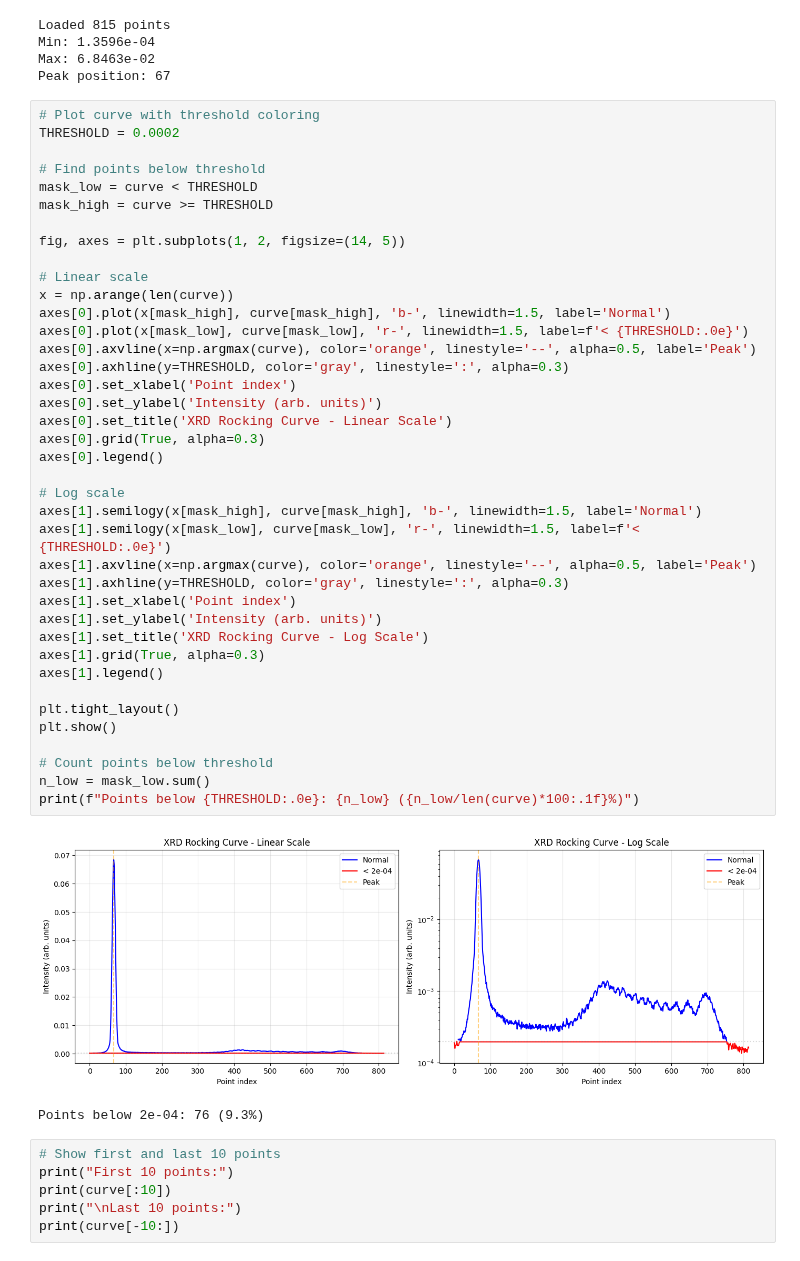
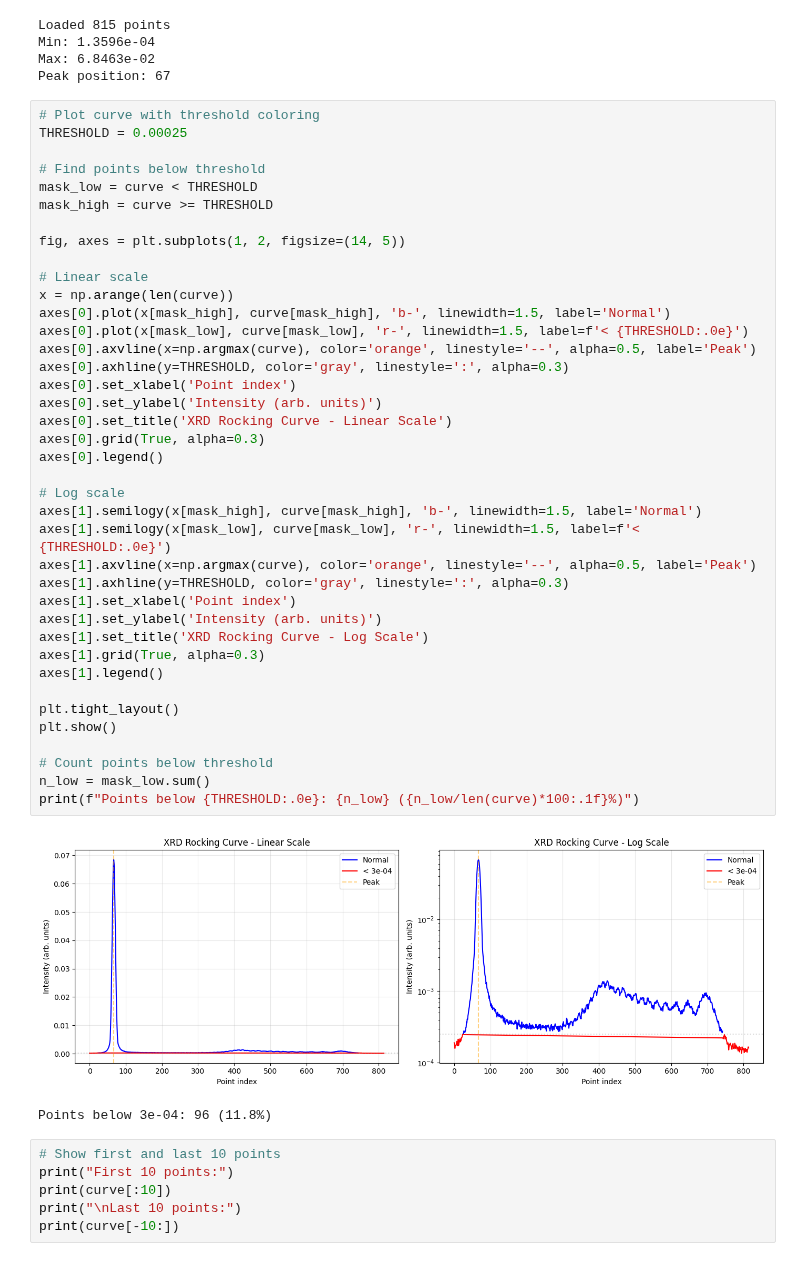
Before and after one commit to Vekeryk/master-xrd, a Jupyter notebook: j_show_predict_curve.ipynb, the cells around one changed output. Saved outputs shown, nothing was run; the diff lists cells and outputs as text.

```diff
--- a/j_show_predict_curve.ipynb
+++ b/j_show_predict_curve.ipynb
@@ -19,7 +19,7 @@ Max: 6.8463e-02
 Peak position: 67
 # %%
 # Plot curve with threshold coloring
-THRESHOLD = 0.0002
+THRESHOLD = 0.00025
 
 # Find points below threshold
 mask_low = curve < THRESHOLD
@@ -30,35 +30,35 @@ fig, axes = plt.subplots(1, 2, figsize=(14, 5))
 # Linear scale
 x = np.arange(len(curve))
 axes[0].plot(x[mask_high], curve[mask_high], 'b-', linewidth=1.5, label='Normal')
 axes[0].plot(x[mask_low], curve[mask_low], 'r-', linewidth=1.5, label=f'< {THRESHOLD:.0e}')
 axes[0].axvline(x=np.argmax(curve), color='orange', linestyle='--', alpha=0.5, label='Peak')
 axes[0].axhline(y=THRESHOLD, color='gray', linestyle=':', alpha=0.3)
 axes[0].set_xlabel('Point index')
 axes[0].set_ylabel('Intensity (arb. units)')
 axes[0].set_title('XRD Rocking Curve - Linear Scale')
 axes[0].grid(True, alpha=0.3)
 axes[0].legend()
 
 # Log scale
 axes[1].semilogy(x[mask_high], curve[mask_high], 'b-', linewidth=1.5, label='Normal')
 axes[1].semilogy(x[mask_low], curve[mask_low], 'r-', linewidth=1.5, label=f'< {THRESHOLD:.0e}')
 axes[1].axvline(x=np.argmax(curve), color='orange', linestyle='--', alpha=0.5, label='Peak')
 axes[1].axhline(y=THRESHOLD, color='gray', linestyle=':', alpha=0.3)
 axes[1].set_xlabel('Point index')
 axes[1].set_ylabel('Intensity (arb. units)')
 axes[1].set_title('XRD Rocking Curve - Log Scale')
 axes[1].grid(True, alpha=0.3)
 axes[1].legend()
 
 plt.tight_layout()
 plt.show()
 
 # Count points below threshold
 n_low = mask_low.sum()
 print(f"Points below {THRESHOLD:.0e}: {n_low} ({n_low/len(curve)*100:.1f}%)")
 # %% [output]
-[figure, old version]
+[figure, new version]
-Points below 2e-04: 76 (9.3%)
+Points below 3e-04: 96 (11.8%)
 # %%
 # Show first and last 10 points
 print("First 10 points:")
```
Also changed, not shown: 11 other files.
